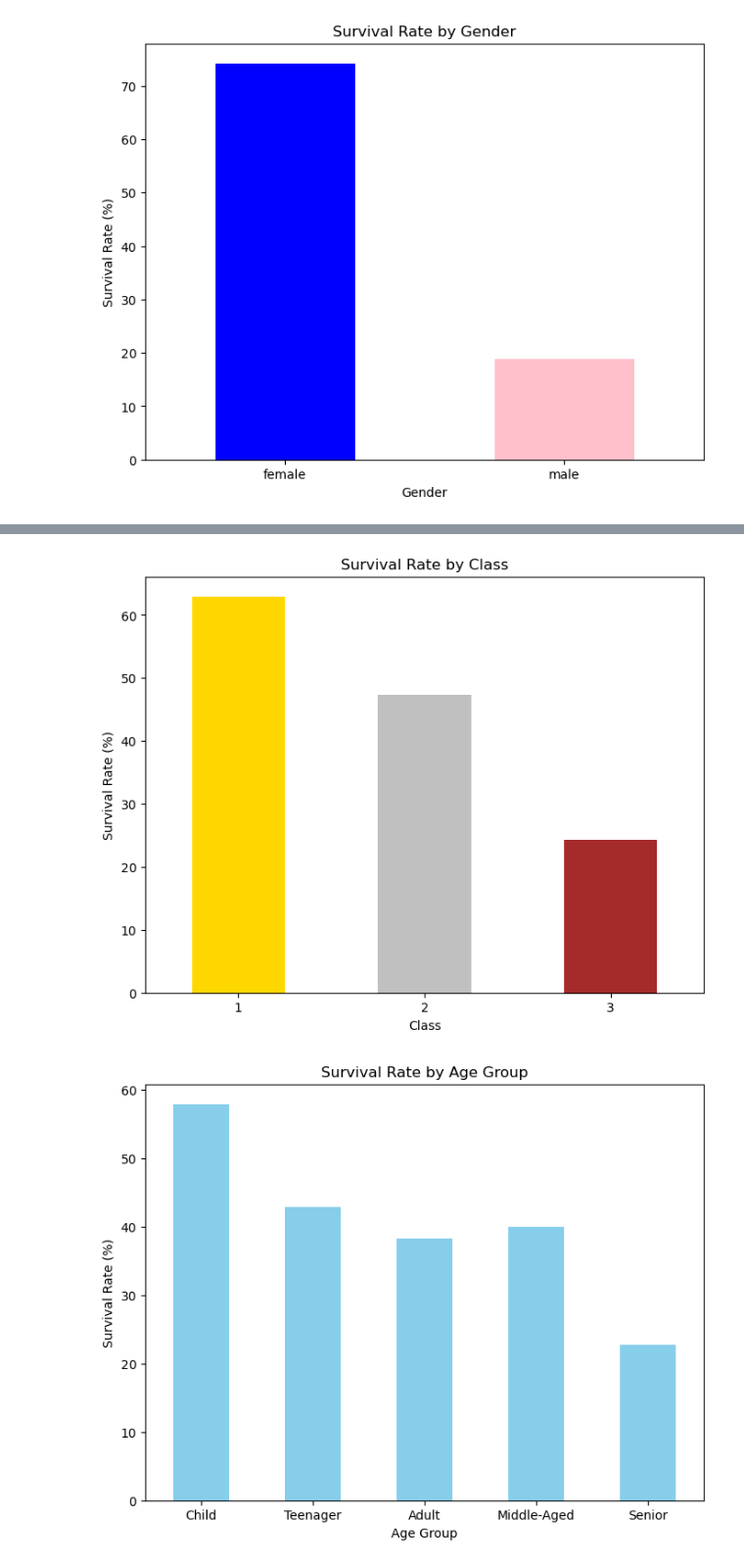
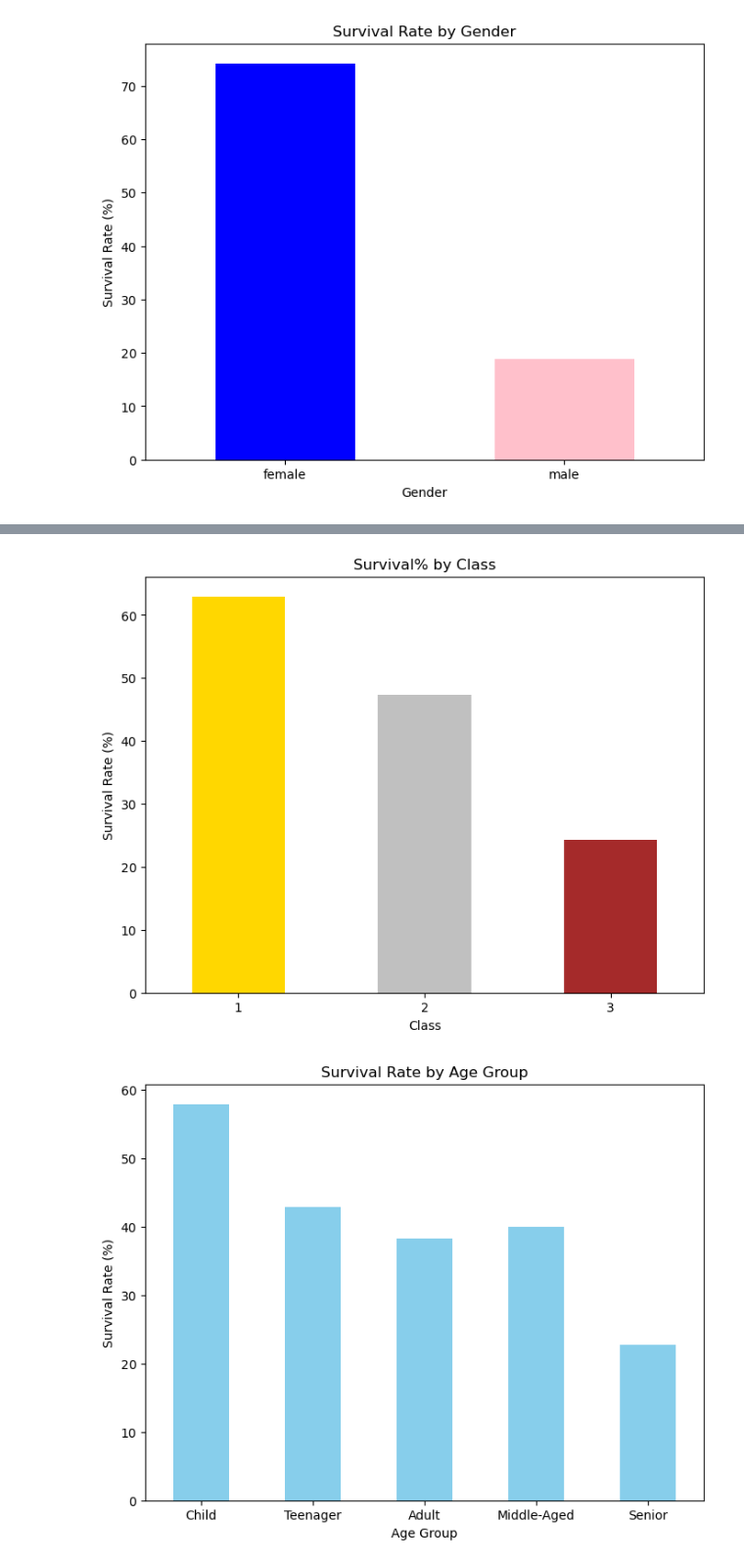
Before and after one commit to abbyawesome/DATA6550_VisualizationsProject, a Jupyter notebook: Code/Tippett/Visualization.ipynb, the cells around one changed output, grey strips where cells are left out. Shown at 98% size. Saved outputs shown, nothing was run; the diff lists cells and outputs as text; code cells hidden in the pictures.

```diff
--- a/Code/Tippett/Visualization.ipynb
+++ b/Code/Tippett/Visualization.ipynb
@@ -27,5 +28,5 @@ test.csv             train.csv
 # %%
-df = pd.read_csv('train.csv')
+df = pd.read_csv('data/train.csv')
 # %%
 df.info()
 # %% [output]
@@ -107,16 +204,16 @@ plt.show()
 # %%
 #Class
 survived_by_class = df.groupby('Pclass')['Survived'].mean() * 100
 
 plt.figure(figsize=(8,6))
 survived_by_class.plot(kind='bar', color=['gold', 'silver', 'brown'])
-plt.title('Survival Rate by Class')
+plt.title('Survival% by Class')
 plt.xlabel('Class')
 plt.ylabel('Survival Rate (%)')
 plt.xticks(rotation=0)
 plt.show()
 # %% [output]
-[figure, old version]
+[figure, new version]
 # %%
 # Drop rows with missing 'Age' values
 df = df.dropna(subset=['Age'])
```
Also changed, not shown: parts of 20 cells of this notebook, 1 other file.
